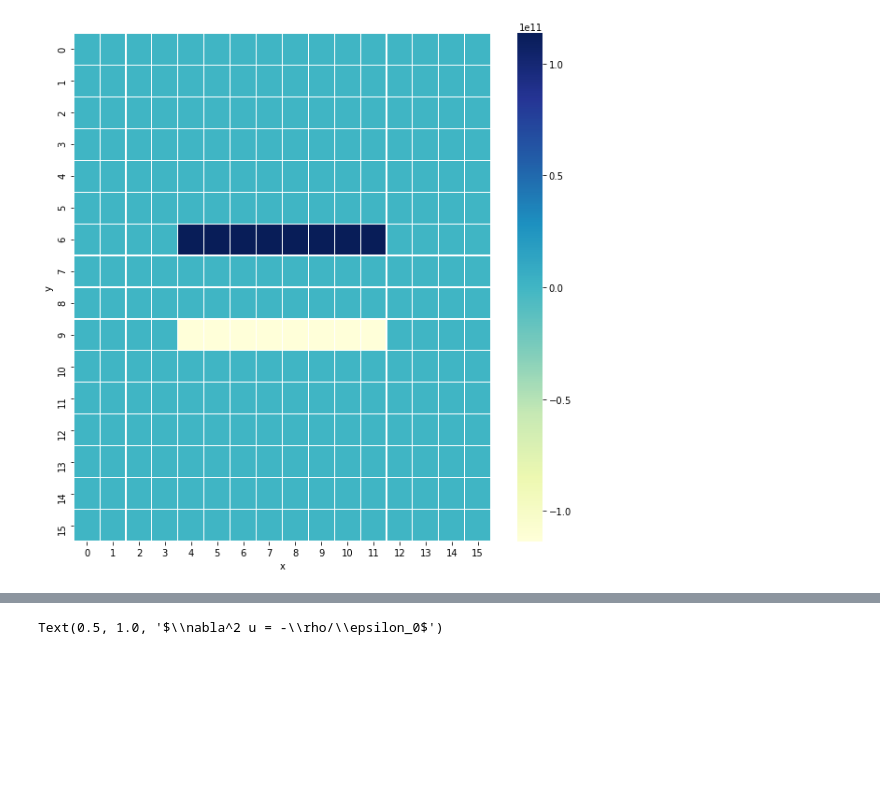
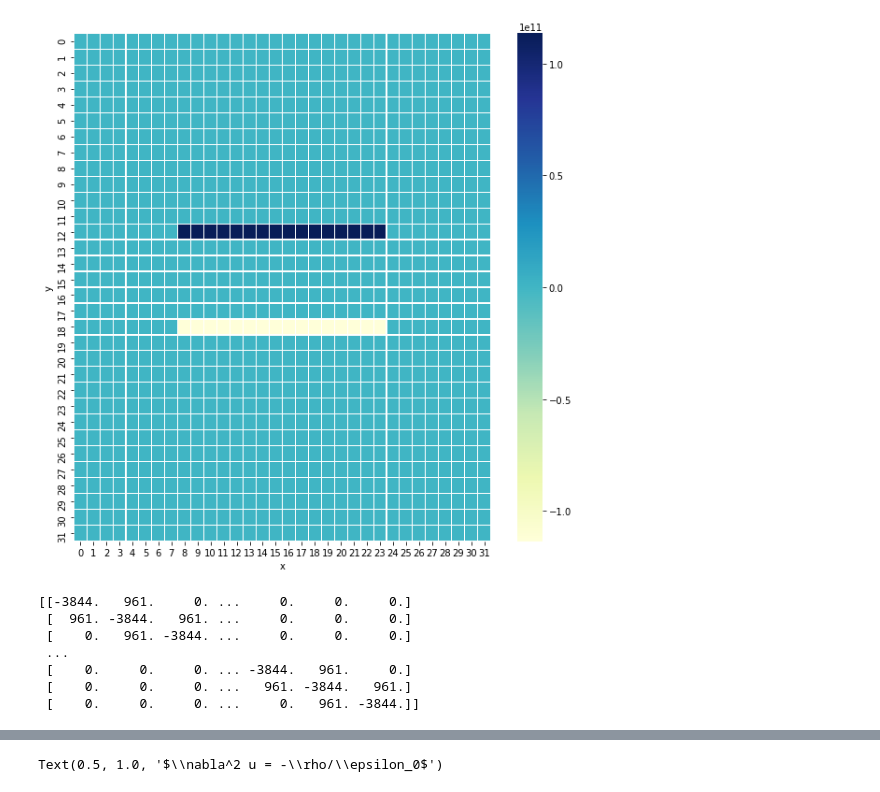
Before and after one commit to ceciliacapela/ProjectAnaetCeci, a Jupyter notebook: poisson.ipynb, the cells around one changed output, grey strips where cells are left out. Saved outputs shown, nothing was run; the diff lists cells and outputs as text; code cells hidden in the pictures; blank space fills up the shorter version.

```diff
--- a/poisson.ipynb
+++ b/poisson.ipynb
@@ -4,9 +4,11 @@ import numpy as np
 import pylab as py
 import seaborn as sns
 import matplotlib.pyplot as plt
+import time
+import scipy
 
 #Variables
-N = 16
+N = 32
 rho0 = 1
 epsilon_0 = 8.8e-12
 
@@ -31,34 +33,43 @@ ex = dx**(-2)
 ey = ex
 
 #Visualizing the lines of charge and the domain
 plt.figure (figsize = (10,10))
 ax = sns.heatmap(p, linewidth=0.1, cmap = "YlGnBu")
 plt.xlabel('x')
 plt.ylabel('y')
 plt.show()
 
 #Reindexing
 #New rho
 pk = np.zeros ((N*N))
 for i in range (N):
     for j in range (N):
         pk [i*N+j] = p [i,j]
 
 #Matrix of coefficients
 coef = np.zeros((N**2,N**2))
 
 for k in range (N*N):
     coef [k,k] = -2*(ex+ey)
     if k-1 >= 0:
         coef [k,k-1] = ey
     if k+1 < (N*N):
         coef [k,k+1] = ey
     if k-N >=0 :
         coef [k,k-N] = ex
     if k+N< (N*N):
         coef [k,k+N] = ex
+
+print(coef)
 # %% [output]
-[figure, old version]
+[figure, new version]
+[[-3844.   961.     0. ...     0.     0.     0.]
+ [  961. -3844.   961. ...     0.     0.     0.]
+ [    0.   961. -3844. ...     0.     0.     0.]
+ ...
+ [    0.     0.     0. ... -3844.   961.     0.]
+ [    0.     0.     0. ...   961. -3844.   961.]
+ [    0.     0.     0. ...     0.   961. -3844.]]
 # %%
 def Dirichlet(A):  # ces conditions conduisent à mettre à zéros certains termes de A (qui sont des facteurs des uk concernés)
    for k in range (N*N):
```
Also changed, not shown: parts of 12 cells of this notebook, 1 other file.
